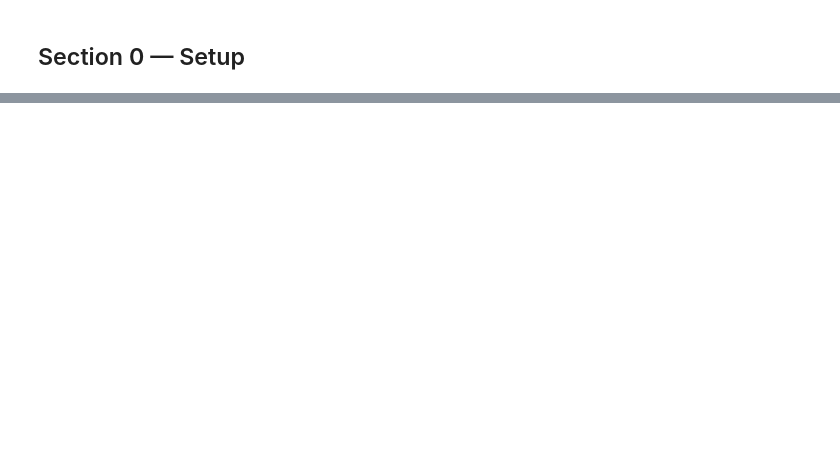
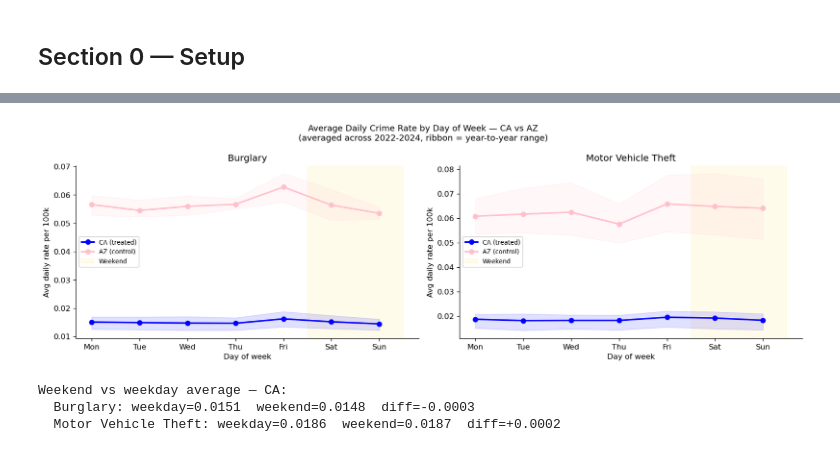
Before and after one commit to shellyycao/IDS701_UDS_Final_Project, a Jupyter notebook: notebooks/stage2_ca_az_did.ipynb, the cells around one changed output, grey strips where cells are left out. Drawn from its saved outputs; the diff is of its cells as text; code cells hidden in the pictures; blank space fills up the shorter version.

```diff
--- a/notebooks/stage2_ca_az_did.ipynb
+++ b/notebooks/stage2_ca_az_did.ipynb
@@ -1132,0 +335,67 @@ Key contrasts to highlight in the write-up:
+# %%
+# ── Day-of-week crime patterns ─────────────────────────────────────────────
+
+DOW_PATH = Path("data/processed/analysis/dow_pattern_by_year.csv")
+dow = pd.read_csv(DOW_PATH)
+dow = dow[
+    dow["state"].isin(["CA", "AZ"]) &
+    dow["crime_type"].isin(CRIMES)
+].copy()
+
+# Collapse across years
+dow_avg = (
+    dow.groupby(["state", "day_of_week", "crime_type"], as_index=False)
+    .agg(
+        avg_rate=("avg_daily_rate_per_100k", "mean"),
+        lo_rate=("avg_daily_rate_per_100k", "min"),
+        hi_rate=("avg_daily_rate_per_100k", "max"),
+    )
+)
+
+DAY_LABELS = ["Mon", "Tue", "Wed", "Thu", "Fri", "Sat", "Sun"]
+
+fig, axes = plt.subplots(1, 2, figsize=(14, 4.5))
+fig.suptitle(
+    "Average Daily Crime Rate by Day of Week — CA vs AZ\n"
+    "(averaged across 2022-2024, ribbon = year-to-year range)",
+    fontsize=11
+)
+
+for ax, ct in zip(axes, CRIMES):
+    sub = dow_avg[dow_avg["crime_type"] == ct]
+
+    for state in ["CA", "AZ"]:
+        s = sub[sub["state"] == state].sort_values("day_of_week")
+        ax.plot(
+            s["day_of_week"], s["avg_rate"],
+            color=STATE_COLORS[state], lw=2, marker="o", ms=6,
+            label=f"{state} ({'treated' if state == 'CA' else 'control'})"
+        )
+        ax.fill_between(
+            s["day_of_week"], s["lo_rate"], s["hi_rate"],
+            color=STATE_COLORS[state], alpha=0.12
+        )
+
+    # Shade weekend
+    ax.axvspan(4.5, 6.5, alpha=0.08, color="gold", zorder=0, label="Weekend")
+    ax.set_xticks(range(7))
+    ax.set_xticklabels(DAY_LABELS)
+    ax.set_title(CRIME_LABELS[ct])
+    ax.set_xlabel("Day of week")
+    ax.set_ylabel("Avg daily rate per 100k")
+    ax.legend(fontsize=8)
+
+plt.tight_layout()
+plt.show()
+
+print("\nWeekend vs weekday average — CA:")
+for ct in CRIMES:
+    sub = dow[dow["state"] == "CA"][dow["crime_type"] == ct]
+    wknd = sub[sub["day_of_week"].isin([5, 6])]["avg_daily_rate_per_100k"].mean()
+    wkdy = sub[sub["day_of_week"].isin(range(5))]["avg_daily_rate_per_100k"].mean()
+    print(f"  {CRIME_LABELS[ct]}: weekday={wkdy:.4f}  weekend={wknd:.4f}  diff={wknd-wkdy:+.4f}")
+# %% [output]
+[figure, added]
+Weekend vs weekday average — CA:
+  Burglary: weekday=0.0151  weekend=0.0148  diff=-0.0003
+  Motor Vehicle Theft: weekday=0.0186  weekend=0.0187  diff=+0.0002
```
Also changed, not shown: parts of 64 cells of this notebook.
